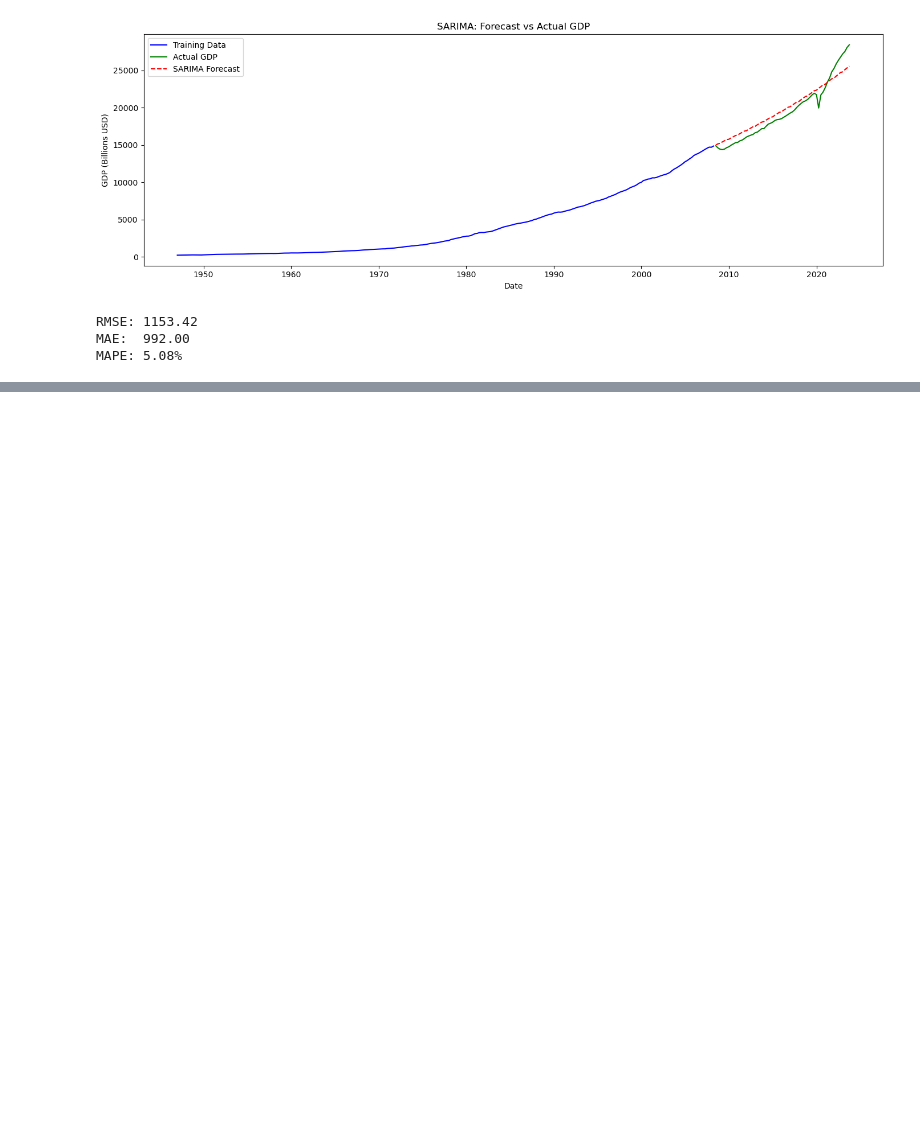
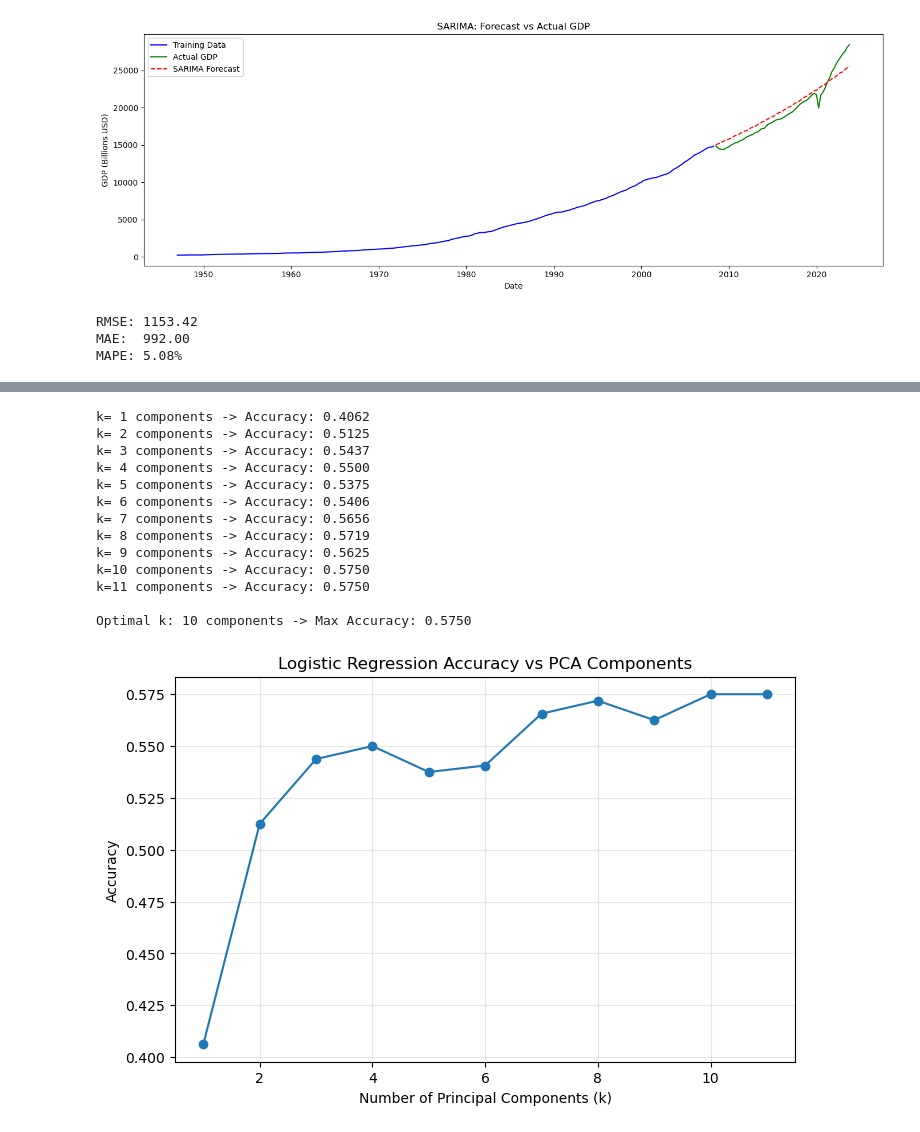
Before and after one commit to haolin122/7773HW1, a Jupyter notebook: task1.ipynb, the cells around one changed output, grey strips where cells are left out. Saved outputs shown, nothing was run; the diff lists cells and outputs as text; code cells hidden in the pictures; blank space fills up the shorter version.

```diff
--- a/task1.ipynb
+++ b/task1.ipynb
@@ -206,0 +431,39 @@ MAPE: 5.08%
+# %%
+accuracies = []
+k_values = range(1, p + 1)
+
+for k in k_values:
+    X_pca = project_pca(X_std_array, eigenvectors, k)
+    X_train, X_test, y_train, y_test = train_test_split(X_pca, y, test_size=0.2, random_state=42)
+
+    clf = LogisticRegression(max_iter=5000, random_state=42)
+    clf.fit(X_train, y_train)
+    y_pred = clf.predict(X_test)
+    acc = accuracy_score(y_test, y_pred)
+    accuracies.append(acc)
+    print(f"k={k:2d} components -> Accuracy: {acc:.4f}")
+
+plt.figure(figsize=(8, 5))
+plt.plot(k_values, accuracies, marker='o')
+plt.xlabel('Number of Principal Components (k)')
+plt.ylabel('Accuracy')
+plt.title('Logistic Regression Accuracy vs PCA Components')
+plt.grid(True, alpha=0.3)
+max_accuracy = max(accuracies)
+optimal_k = k_values[np.argmax(accuracies)]
+print(f"\nOptimal k: {optimal_k} components -> Max Accuracy: {max_accuracy:.4f}")
+# %% [output]
+k= 1 components -> Accuracy: 0.4062
+k= 2 components -> Accuracy: 0.5125
+k= 3 components -> Accuracy: 0.5437
+k= 4 components -> Accuracy: 0.5500
+k= 5 components -> Accuracy: 0.5375
+k= 6 components -> Accuracy: 0.5406
+k= 7 components -> Accuracy: 0.5656
+k= 8 components -> Accuracy: 0.5719
+k= 9 components -> Accuracy: 0.5625
+k=10 components -> Accuracy: 0.5750
+k=11 components -> Accuracy: 0.5750
+
+Optimal k: 10 components -> Max Accuracy: 0.5750
+[figure, added]
```
Also changed, not shown: parts of 16 cells of this notebook, 2 other files.
